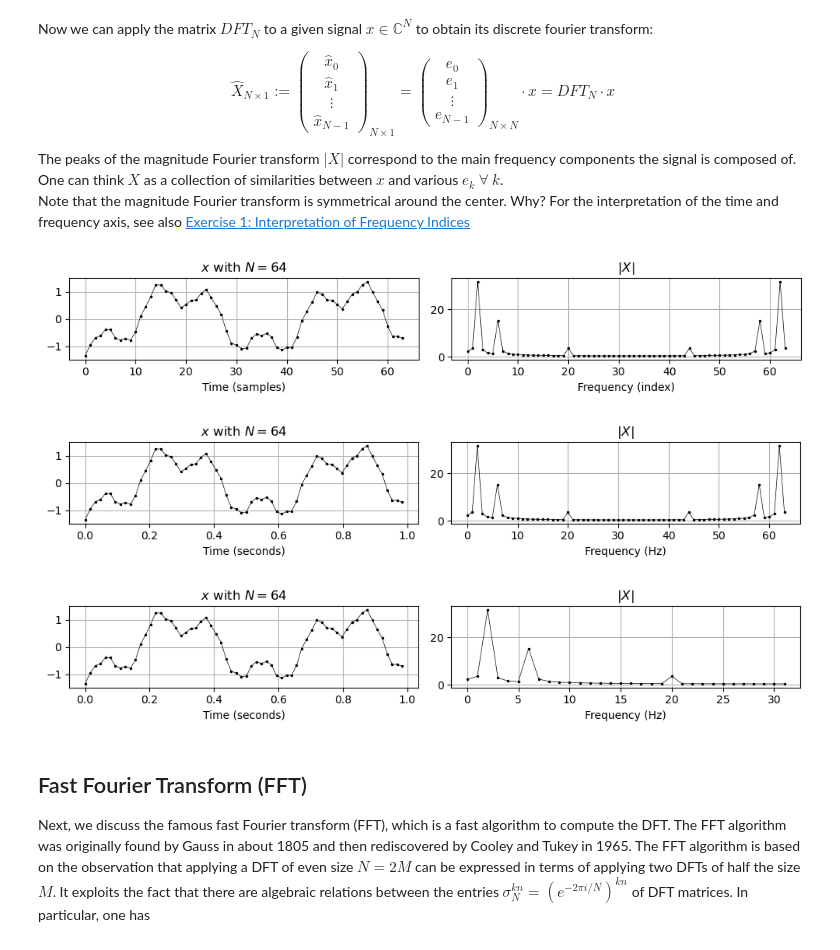
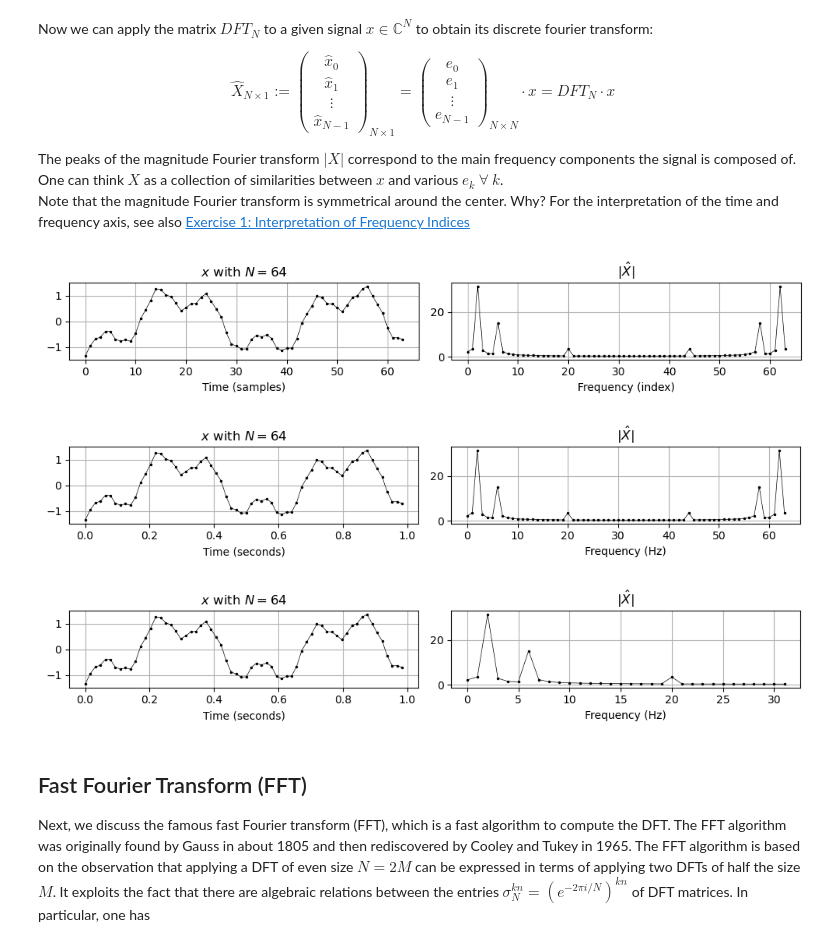
Before and after one commit to wkCircle/notebooks_articles, a Jupyter notebook: notebooks/physics-math/dft_to_fft__how_the_fast_algorithm_works.ipynb, the cells around one changed output. Saved outputs shown, nothing was run; the diff lists cells and outputs as text; code cells hidden in the pictures.

```diff
--- a/notebooks/physics-math/dft_to_fft__how_the_fast_algorithm_works.ipynb
+++ b/notebooks/physics-math/dft_to_fft__how_the_fast_algorithm_works.ipynb
@@ -396,37 +396,37 @@ def plot_signal_dft(t, x, X_hat, ax_sec=False, ax_Hz=False, freq_half=False, fig
     if ax_sec is True:
         x_axis = t
         ax.set_xlabel('Time (seconds)')
     else:
         x_axis = range(len(x))
         ax.set_xlabel('Time (samples)')
     ax.plot(x_axis, x, 'k', marker='.', markersize='3', linewidth=0.5)
     ax.grid()
 
     ax = plt.subplot(1, 2, 2)
-    ax.set_title('$|X|$')
+    ax.set_title('$|\hat{X}|$')
     if ax_Hz is True:
         Fs = 1 / (t[1] - t[0])
         x_axis = Fs * np.arange(K) / N
         ax.set_xlabel('Frequency (Hz)')
     else:
         x_axis = range(len(X_hat))
         ax.set_xlabel('Frequency (index)')
     ax.plot(np.abs(X_hat), 'k', marker='.', markersize='3', linewidth=0.5)
     ax.grid()
     plt.tight_layout()
     plt.show()
 
 N = 64
 x, t = generate_example_signal(Fs=N, dur=1)
 X_hat = dft(x)
 
 plot_signal_dft(t, x, X_hat)
 plot_signal_dft(t, x, X_hat, ax_sec=True, ax_Hz=True)
 plot_signal_dft(t, x, X_hat, ax_sec=True, ax_Hz=True, freq_half=True)
 # %% [output]
-[figure, old version]
+[figure, new version]
-[figure, old version]
+[figure, new version]
-[figure, old version]
+[figure, new version]
 # %% [markdown]
 <a id='fft'></a>
 ## Fast Fourier Transform (FFT)
```
Also changed, not shown: parts of 7 cells of this notebook.
